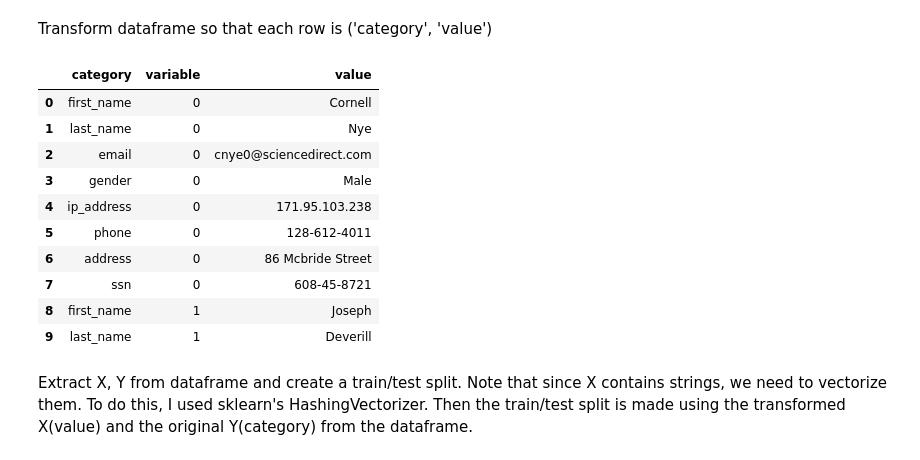
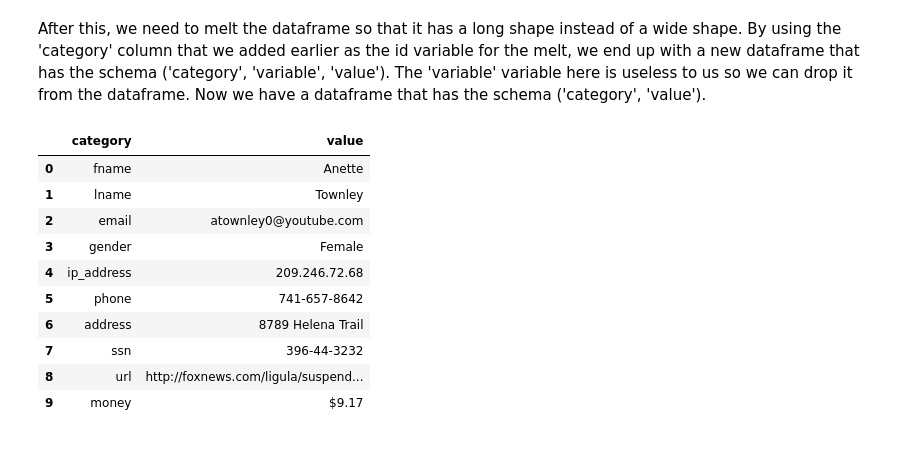
Before and after one commit to CalPolyDnD/DnDCapstone, a Jupyter notebook: Classifier.ipynb, the cells around one changed output. Cells and saved outputs as stored; diff of their text form; code cells hidden in the pictures.

```diff
--- a/Classifier.ipynb
+++ b/Classifier.ipynb
@@ -13,4 +21,4 @@ import scipy
 # %%
-df = pd.read_csv("MOCK_DATA.csv")
+df = pd.read_csv("train_data.csv")
 df.head()
 # %% [output]
@@ -41,19 +51,18 @@ df.head(10)
-# %% [markdown]
-Transform dataframe so that each row is ('category', 'value')
+# %% [markdown]
+After this, we need to melt the dataframe so that it has a long shape instead of a wide shape. By using the 'category' column that we added earlier as the id variable for the melt, we end up with a new dataframe that has the schema ('category', 'variable', 'value'). The 'variable' variable here is useless to us so we can drop it from the dataframe. Now we have a dataframe that has the schema ('category', 'value').
 # %%
 df = df.melt(id_vars=['category'])
+df = df.drop('variable', axis=1)
 df.head(10)
 # %% [output]
-|  | category | variable | value |
-| 0 | first_name | 0 | Cornell |
-| 1 | last_name | 0 | Nye |
-| 2 | email | 0 | cnye0@sciencedirect.com |
-| 3 | gender | 0 | Male |
-| 4 | ip_address | 0 | 171.95.103.238 |
-| 5 | phone | 0 | 128-612-4011 |
-| 6 | address | 0 | 86 Mcbride Street |
-| 7 | ssn | 0 | 608-45-8721 |
-| 8 | first_name | 1 | Joseph |
-| 9 | last_name | 1 | Deverill |
+|  | category | value |
+| 0 | fname | Anette |
+| 1 | lname | Townley |
+| 2 | email | atownley0@youtube.com |
+| 3 | gender | Female |
+| 4 | ip_address | 209.246.72.68 |
+| 5 | phone | 741-657-8642 |
+| 6 | address | 8789 Helena Trail |
+| 7 | ssn | 396-44-3232 |
+| 8 | url | http://foxnews.com/ligula/suspend... |
+| 9 | money | $9.17 |
-# %% [markdown]
-Extract X, Y from dataframe and create a train/test split. Note that since X contains strings, we need to vectorize them. To do this, I used sklearn's HashingVectorizer. Then the train/test split is made using the transformed X(value) and the original Y(category) from the dataframe.
```
Also changed, not shown: parts of 40 cells of this notebook.
